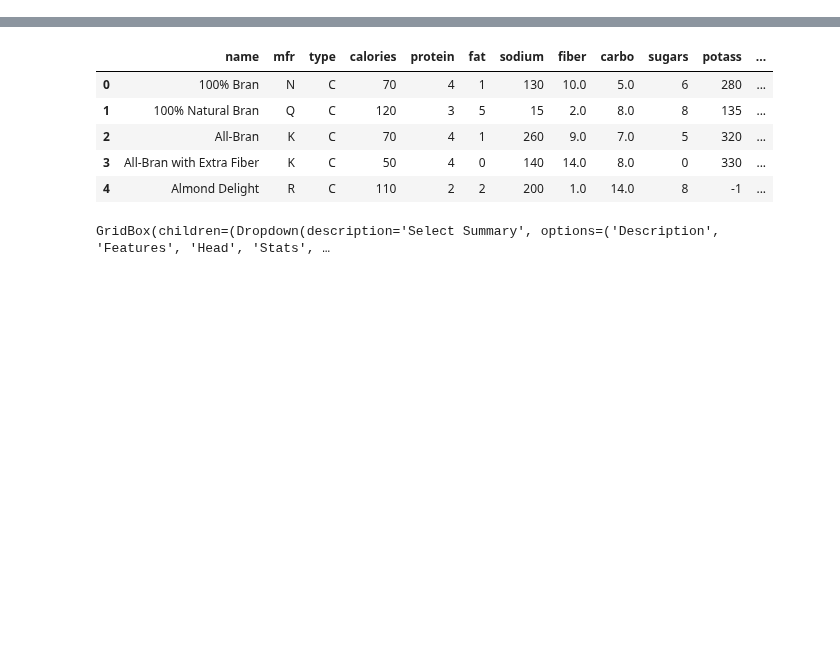
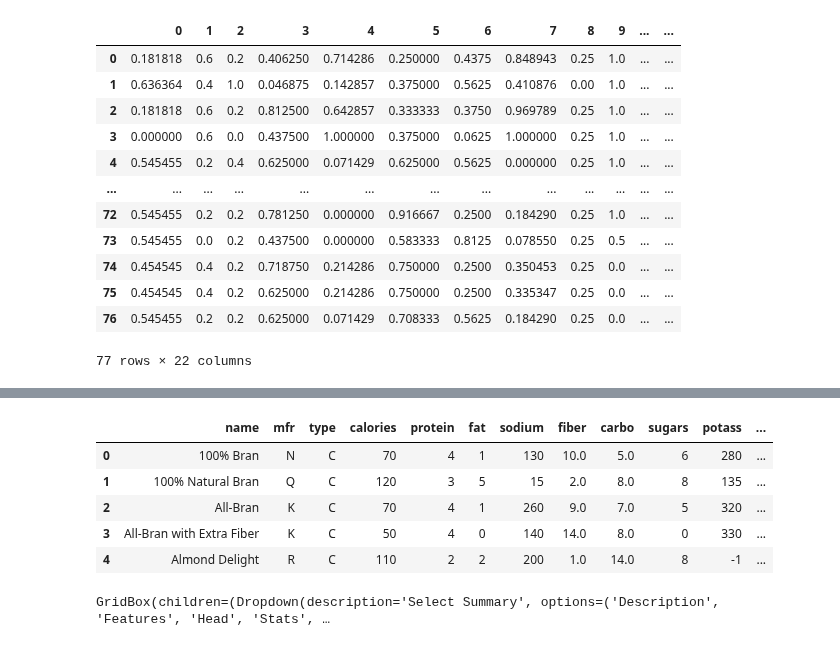
Before and after one commit to smartycope/Data, a Jupyter notebook: testingData.ipynb, the cells around one changed output, grey strips where cells are left out. Saved outputs shown, nothing was run; the diff lists cells and outputs as text; code cells hidden in the pictures; blank space fills up the shorter version.

```diff
--- a/testingData.ipynb
+++ b/testingData.ipynb
@@ -13,6 +14,24 @@ explore(data)
 # %% [output]
 GridBox(children=(Dropdown(description='Select Summary', index=2, options=('Description', 'Features', 'Head', …
 [interactive output not drawn]
+# %%
+%autoreload 2
+_data = convert_numeric(data.drop(columns=['name']))
+normalize(_data)
+# %% [output]
+|  | 0 | 1 | 2 | 3 | 4 | 5 | 6 | 7 | 8 | 9 | ... | ... |
+| 0 | 0.181818 | 0.6 | 0.2 | 0.406250 | 0.714286 | 0.250000 | 0.4375 | 0.848943 | 0.25 | 1.0 | ... | ... |
+| 1 | 0.636364 | 0.4 | 1.0 | 0.046875 | 0.142857 | 0.375000 | 0.5625 | 0.410876 | 0.00 | 1.0 | ... | ... |
+| 2 | 0.181818 | 0.6 | 0.2 | 0.812500 | 0.642857 | 0.333333 | 0.3750 | 0.969789 | 0.25 | 1.0 | ... | ... |
+| 3 | 0.000000 | 0.6 | 0.0 | 0.437500 | 1.000000 | 0.375000 | 0.0625 | 1.000000 | 0.25 | 1.0 | ... | ... |
+| 4 | 0.545455 | 0.2 | 0.4 | 0.625000 | 0.071429 | 0.625000 | 0.5625 | 0.000000 | 0.25 | 1.0 | ... | ... |
+| ... | ... | ... | ... | ... | ... | ... | ... | ... | ... | ... | ... | ... |
+| 72 | 0.545455 | 0.2 | 0.2 | 0.781250 | 0.000000 | 0.916667 | 0.2500 | 0.184290 | 0.25 | 1.0 | ... | ... |
+| 73 | 0.545455 | 0.0 | 0.2 | 0.437500 | 0.000000 | 0.583333 | 0.8125 | 0.078550 | 0.25 | 0.5 | ... | ... |
+| 74 | 0.454545 | 0.4 | 0.2 | 0.718750 | 0.214286 | 0.750000 | 0.2500 | 0.350453 | 0.25 | 0.0 | ... | ... |
+| 75 | 0.454545 | 0.4 | 0.2 | 0.625000 | 0.214286 | 0.750000 | 0.2500 | 0.335347 | 0.25 | 0.0 | ... | ... |
+| 76 | 0.545455 | 0.2 | 0.2 | 0.625000 | 0.071429 | 0.708333 | 0.5625 | 0.184290 | 0.25 | 0.0 | ... | ... |
+77 rows × 22 columns
 # %%
 %autoreload 2
 col = data['sodium']
```
Also changed, not shown: parts of 2 cells of this notebook, 2 other files.
